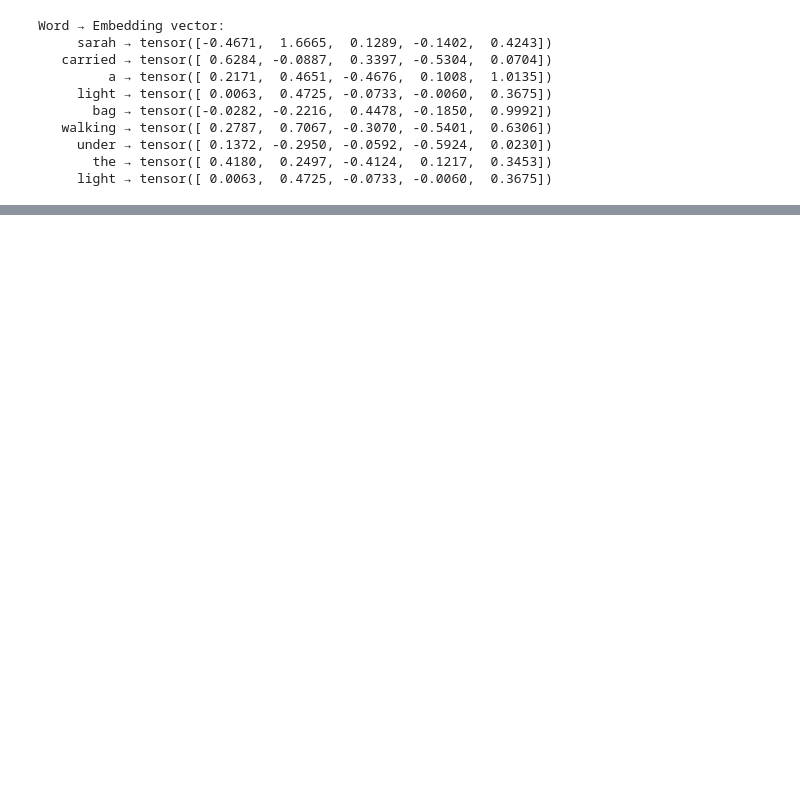
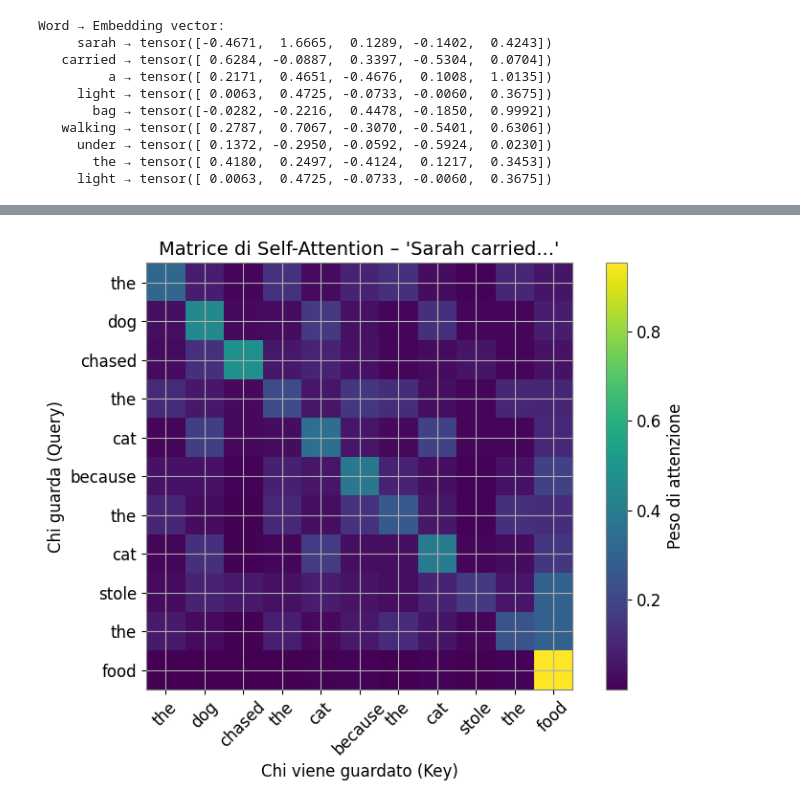
Before and after one commit to luciapapalini/transformers-hands-on, a Jupyter notebook: transformers-intro.ipynb, the cells around one changed output, grey strips where cells are left out. Cells and saved outputs as stored; diff of their text form; code cells hidden in the pictures; blank space fills up the shorter version.

```diff
--- a/transformers-intro.ipynb
+++ b/transformers-intro.ipynb
@@ -203,0 +264,48 @@ RuntimeError: Numpy is not available
+# %%
+import torch
+import torch.nn.functional as F
+import matplotlib.pyplot as plt
+from torchtext.vocab import GloVe
+import numpy as np
+
+# 1. Carica GloVe
+glove = GloVe(name='6B', dim=50)
+
+# 2. Frase
+sentence = "The dog chased the cat because the cat stole the food"
+tokens = sentence.lower().split()
+
+# 3. Embedding GloVe
+embeddings = torch.stack([glove[token] for token in tokens]).numpy()
+
+# 4. Positional Encoding
+def positional_encoding(position, d_model):
+    angle_rates = 1 / np.power(10000, (2 * (np.arange(d_model)//2)) / np.float32(d_model))
+    angle_rads = np.arange(position)[:, np.newaxis] * angle_rates[np.newaxis, :]
+    angle_rads[:, 0::2] = np.sin(angle_rads[:, 0::2])
+    angle_rads[:, 1::2] = np.cos(angle_rads[:, 1::2])
+    return angle_rads
+
+pos_enc = positional_encoding(len(tokens), embeddings.shape[1])
+embedded_with_pos = embeddings + pos_enc
+
+# 5. Self-attention
+X = torch.tensor(embedded_with_pos, dtype=torch.float32)
+Q = K = V = X
+d_k = X.shape[1]
+scores = Q @ K.T / np.sqrt(d_k)
+attention_weights = F.softmax(scores, dim=-1)
+
+# 6. Visualizza la matrice di attenzione
+plt.figure(figsize=(8, 6))
+plt.imshow(attention_weights.detach().numpy(), cmap='viridis')
+plt.xticks(ticks=range(len(tokens)), labels=tokens, rotation=45)
+plt.yticks(ticks=range(len(tokens)), labels=tokens)
+plt.title("Matrice di Self-Attention – 'Sarah carried...'", fontsize=14)
+plt.colorbar(label="Peso di attenzione")
+plt.xlabel("Chi viene guardato (Key)")
+plt.ylabel("Chi guarda (Query)")
+plt.tight_layout()
+plt.show()
+# %% [output]
+[figure, added]
```
Also changed, not shown: parts of 15 cells of this notebook.
